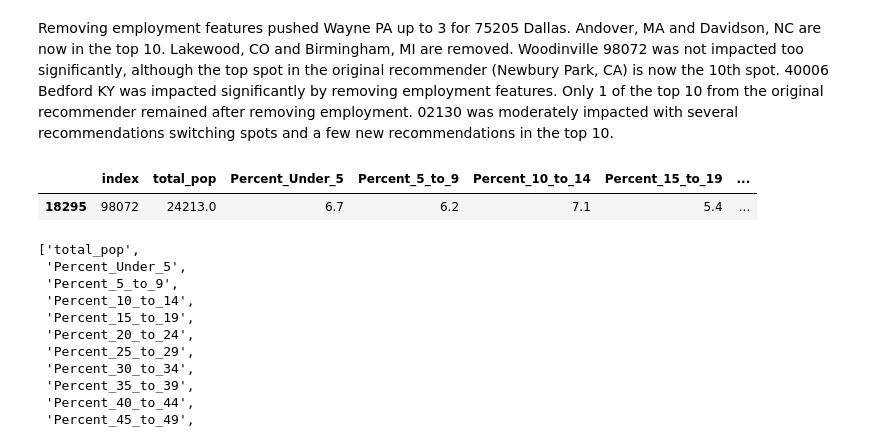
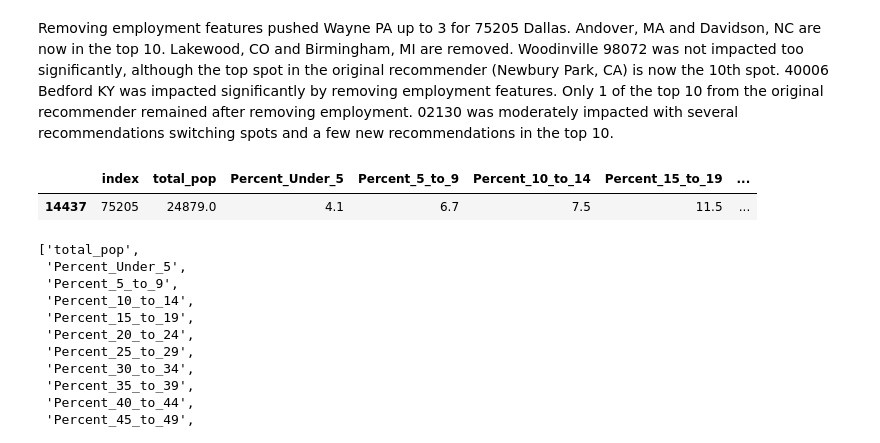
Before and after one commit to MLondon1027/Relocation_Recommender_System, a Jupyter notebook: Real_Estate_Recommender.ipynb, the cells around one changed output. Cells and saved outputs as stored; diff of their text form; code cells hidden in the pictures.

```diff
--- a/Real_Estate_Recommender.ipynb
+++ b/Real_Estate_Recommender.ipynb
@@ -1139,10 +1197,10 @@ Removing employment features pushed Wayne PA up to 3 for 75205 Dallas. Andover,
 # Boston towns: Wellesley, Newton, Lexington
 # Seattle towns: Magnolia? Mercer Island, Bellevue
 # %%
-final.reset_index()[final.reset_index()['index'] == '98072']
+final.reset_index()[final.reset_index()['index'] == '75205']
 # %% [output]
 |  | index | total_pop | Percent_Under_5 | Percent_5_to_9 | Percent_10_to_14 | Percent_15_to_19 | ... |
-| 18295 | 98072 | 24213.0 | 6.7 | 6.2 | 7.1 | 5.4 | ... |
+| 14437 | 75205 | 24879.0 | 4.1 | 6.7 | 7.5 | 11.5 | ... |
 # %%
 list(final.columns)
 # %% [output]
```
Also changed, not shown: parts of 14 cells of this notebook.
